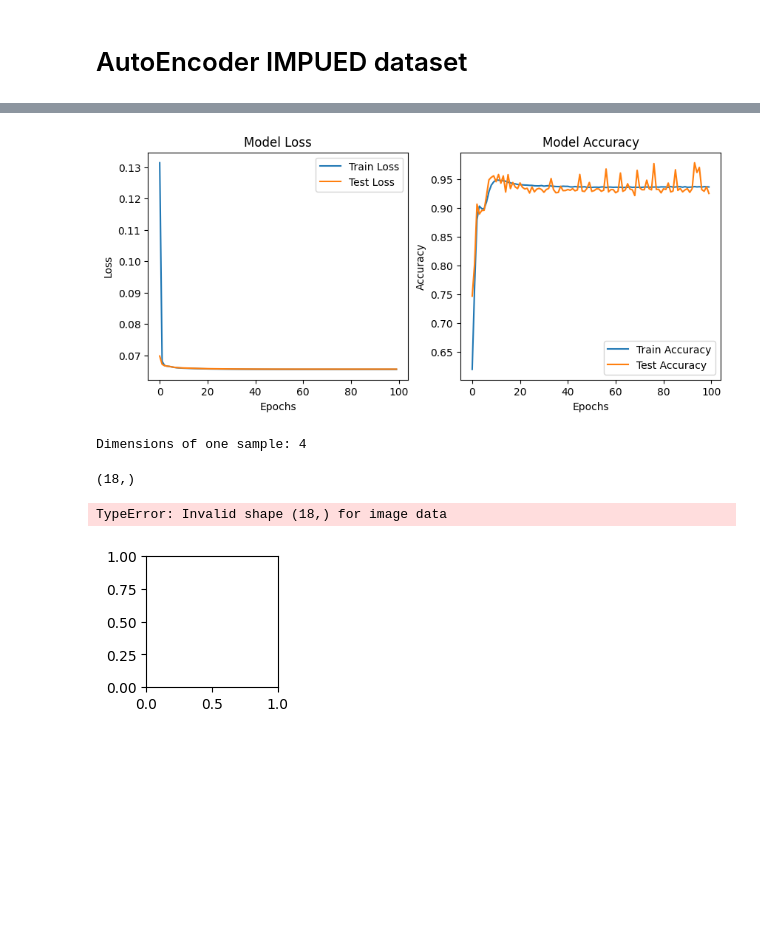
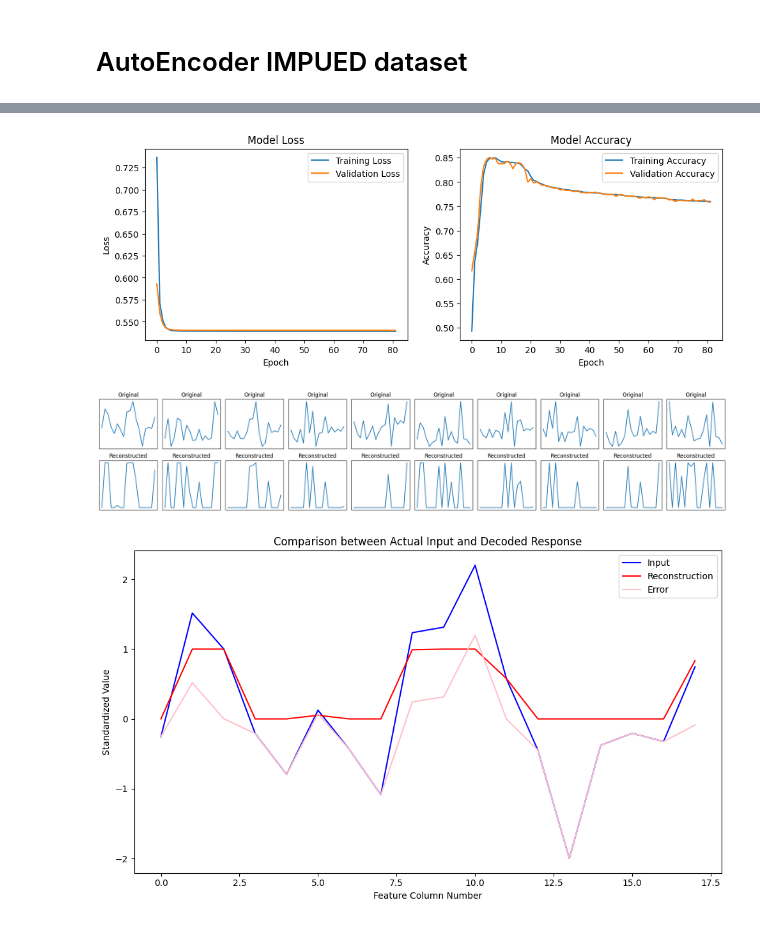
Before and after one commit to yahyamomtaz/Heart-Attack-Project, a Jupyter notebook: Mod_B_colab.ipynb, the cells around one changed output, grey strips where cells are left out. Drawn from its saved outputs; the diff is of its cells as text; code cells hidden in the pictures; blank space fills up the shorter version.

```diff
--- a/Mod_B_colab.ipynb
+++ b/Mod_B_colab.ipynb
@@ -988,3 +1022,9 @@ X_test = X_test.astype('float32') / 255.
+# %%
+scaler = StandardScaler()
+X_train = scaler.fit_transform(X_train)
+X_test = scaler.transform(X_test)
+# %%
+features = X_test.shape[-1] #total features
 # %%
 class Autoencoder(tf.keras.Model):
     def __init__(self, encoding_dim):
@@ -1003,10 +1043,10 @@ class Autoencoder(tf.keras.Model):
         decoded = self.decoder(encoded)
         return decoded
 
-autoencoder = Autoencoder(64)
+autoencoder = Autoencoder(features)
 # %%
-autoencoder.compile(optimizer='adam', loss='binary_crossentropy', metrics=['accuracy'])
-early_stop = tf.keras.callbacks.EarlyStopping(patience=10, restore_best_weights=True)
+autoencoder.compile(optimizer='adam', loss='mse', metrics=['accuracy'])
+early_stop = tf.keras.callbacks.EarlyStopping(monitor='val_loss', patience=10, restore_best_weights=True)
 history = autoencoder.fit(X_train, X_train, epochs=100, batch_size=256, shuffle=True, validation_data=(X_test, X_test), callbacks=[early_stop])
 # %% [output]
 Epoch 1/100
@@ -1029,45 +1069,27 @@ Epoch 100/100
 # %%
-plt.figure(figsize=(10, 4))
+plt.figure(figsize=(12, 4))
+plt.subplot(1, 2, 1)
+plt.plot(history.history['loss'], label='Training Loss')
+plt.plot(history.history['val_loss'], label='Validation Loss')
+plt.title('Model Loss')
+plt.ylabel('Loss')
+plt.xlabel('Epoch')
+plt.legend()
 
-# Loss Plot
-plt.subplot(1, 2, 1)
-plt.plot(history.history['loss'], label='Train Loss')
-plt.plot(history.history['val_loss'], label='Test Loss')
+
+plt.subplot(1, 2, 2)
+plt.plot(history.history['accuracy'], label='Training Accuracy')
+plt.plot(history.history['val_accuracy'], label='Validation Accuracy')
+plt.title('Model Accuracy')
+plt.ylabel('Accuracy')
+plt.xlabel('Epoch')
 plt.legend()
-plt.xlabel('Epochs')
-plt.ylabel('Loss')
-plt.title('Model Loss')
-
-# Accuracy Plot
-plt.subplot(1, 2, 2)
-plt.plot(history.history['accuracy'], label='Train Accuracy')
-plt.plot(history.history['val_accuracy'], label='Test Accuracy')
-plt.legend()
-plt.xlabel('Epochs')
-plt.ylabel('Accuracy')
-plt.title('Model Accuracy')
 
 plt.show()
 # %% [output]
-[figure, old version]
+[figure, new version]
-# %%
-# Determine the dimensions of one sample
-if len(X_train.shape) == 2:
-    # If data is 2D
-    image_dim = int(np.sqrt(X_train.shape[1]))  # Assumes square images
-elif len(X_train.shape) == 3:
-    # If data is 3D and represents images
-    image_dim = X_train.shape[1:]
-
-print(f'Dimensions of one sample: {image_dim}')
-# %% [output]
-Dimensions of one sample: 4
-# %%
-print(X_test[0].shape)
-# %% [output]
-(18,)
 # %%
-decoded_imgs = autoencoder.predict(X_test)
+reconstructions = autoencoder.predict(X_test)
 n = 10  # Number of items to display
 
 plt.figure(figsize=(20, 4))
@@ -1081,7 +1103,7 @@ for i in range(n):
 
     # Display reconstruction
     ax = plt.subplot(2, n, i + 1 + n)
-    plt.plot(decoded_imgs[i])
+    plt.plot(reconstructions[i])
     plt.title("Reconstructed")
     ax.get_xaxis().set_visible(False)
     ax.get_yaxis().set_visible(False)
@@ -1089,5 +1111,4 @@ for i in range(n):
 plt.tight_layout()
 plt.show()
 # %% [output]
-TypeError: Invalid shape (18,) for image data
-[figure, old version]
+[figure, new version]
@@ -1093,0 +1129,5 @@ TypeError: Invalid shape (18,) for image data
+# %%
+input_sample = X_test[0]
+reconstructed_sample = autoencoder(input_sample[np.newaxis]).numpy().squeeze()
+# %% [output]
+[figure, added]
```
Also changed, not shown: parts of 13 cells of this notebook, 1 other file.
